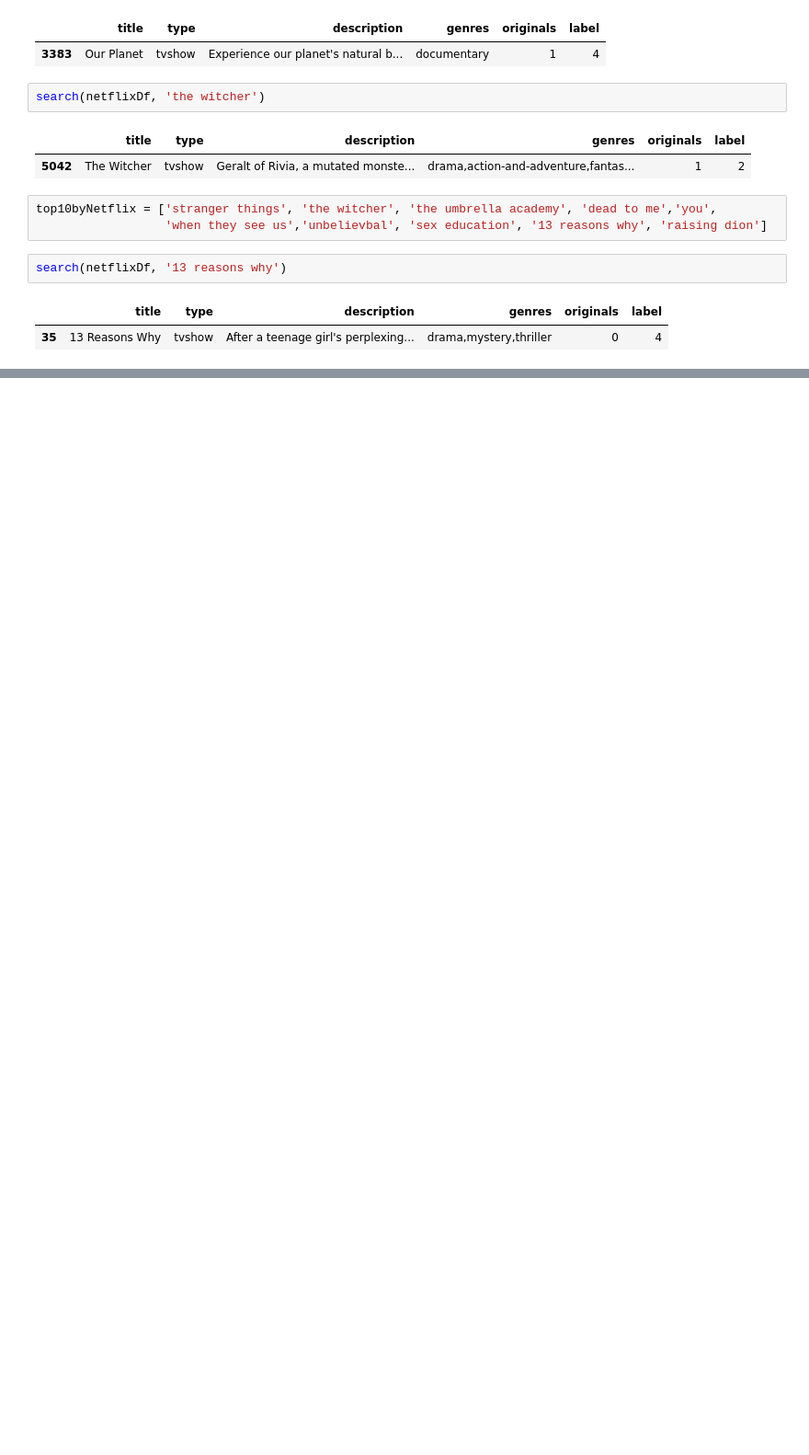
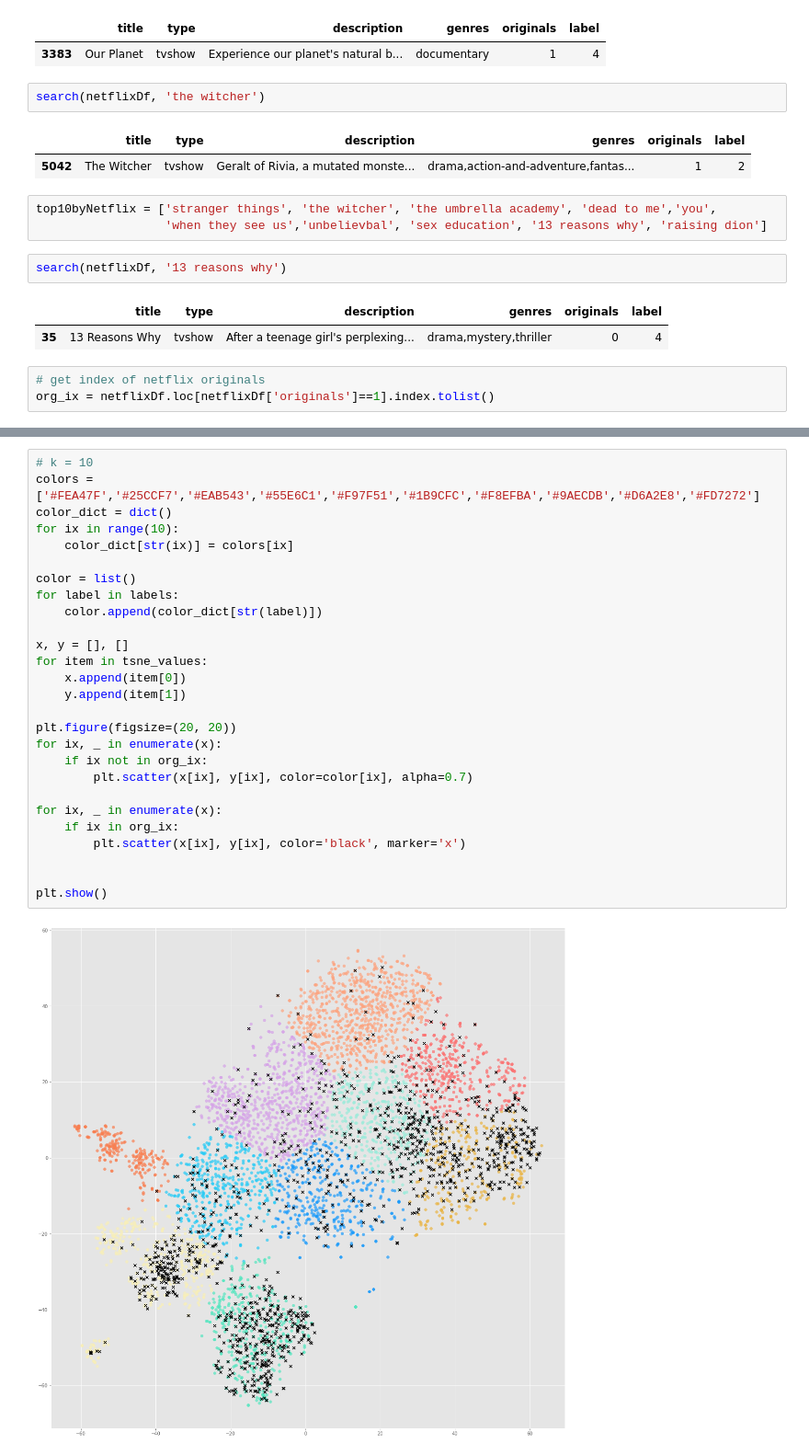
Before and after one commit to hsi-cy/dissertation, a Jupyter notebook: spacy.ipynb, the cells around one changed output, grey strips where cells are left out. Shown at 92% size. Saved outputs shown, nothing was run; the diff lists cells and outputs as text; blank space fills up the shorter version.

```diff
--- a/spacy.ipynb
+++ b/spacy.ipynb
@@ -490,3 +490,6 @@ search(netflixDf, '13 reasons why')
 # %% [output]
 |  | title | type | description | genres | originals | label |
 | 35 | 13 Reasons Why | tvshow | After a teenage girl's perplexing... | drama,mystery,thriller | 0 | 4 |
+# %%
+# get index of netflix originals
+org_ix = netflixDf.loc[netflixDf['originals']==1].index.tolist()
@@ -492,0 +502,29 @@ search(netflixDf, '13 reasons why')
+# %%
+# k = 10
+colors = ['#FEA47F','#25CCF7','#EAB543','#55E6C1','#F97F51','#1B9CFC','#F8EFBA','#9AECDB','#D6A2E8','#FD7272']
+color_dict = dict()
+for ix in range(10):
+    color_dict[str(ix)] = colors[ix]
+
+color = list()
+for label in labels:
+    color.append(color_dict[str(label)])
+
+x, y = [], []
+for item in tsne_values:
+    x.append(item[0])
+    y.append(item[1])
+
+plt.figure(figsize=(20, 20))
+for ix, _ in enumerate(x):
+    if ix not in org_ix:
+        plt.scatter(x[ix], y[ix], color=color[ix], alpha=0.7)
+
+for ix, _ in enumerate(x):
+    if ix in org_ix:
+        plt.scatter(x[ix], y[ix], color='black', marker='x')
+
+
+plt.show()
+# %% [output]
+[figure, added]
```
Also changed, not shown: parts of 1 cell of this notebook.
